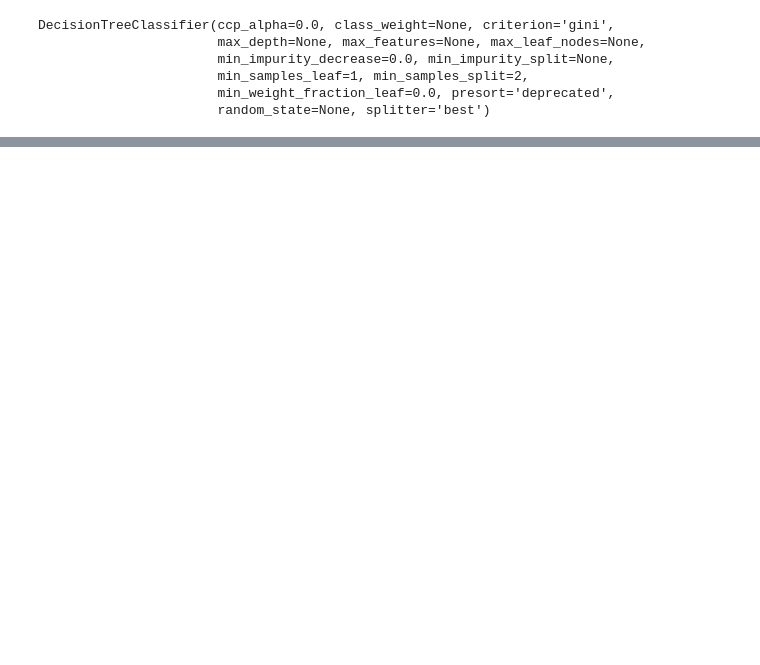
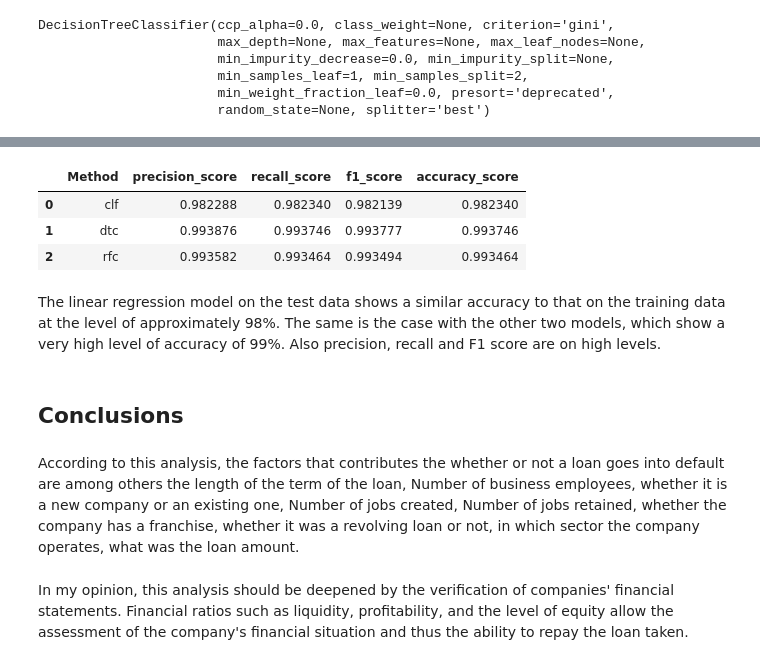
Before and after one commit to annagradziel12/projekt, a Jupyter notebook: projekt2.ipynb, the cells around one changed output, grey strips where cells are left out. Saved outputs shown, nothing was run; the diff lists cells and outputs as text; code cells hidden in the pictures; blank space fills up the shorter version.

```diff
--- a/projekt2.ipynb
+++ b/projekt2.ipynb
@@ -591,0 +607,11 @@ Decision Tree model has a  accuracy at 98,8% and  F1-score of 96,7% for defaulte
+# %%
+from sklearn.tree import DecisionTreeClassifier
+pipe = Pipeline([('scaler', StandardScaler()), ('dtc', DecisionTreeClassifier())])
+
+param_grid={'dtc__max_depth':[2,3],'dtc__criterion':['gini','entropy']}
+
+grid1 = GridSearchCV(pipe, param_grid, cv=5)
+grid1.fit(X_train, y_train)
+
+print("Best parameters: {}".format(grid1.best_params_))
+print("Best cross-validation score: {:.2f}".format(grid1.best_score_))
@@ -636,0 +680,24 @@ It is clear, however, that in our analysis lacked the financial statements of co
+# %%
+from sklearn import  metrics
+
+
+models = []
+models.append(('clf', grid.best_estimator_))
+models.append(('dtc', grid1.best_estimator_))
+models.append(('rfc', grid2.best_estimator_))
+
+
+precision_score = []
+recall_score = []
+f1_score = []
+accuracy_score = []
+for name, model in models:
+    print(name)
+    print("precision_score: {}".format(metrics.precision_score(y_test, model.predict(X_test), average='weighted') ))
+    print("recall_score: {}".format( metrics.recall_score(y_test, model.predict(X_test), average='weighted') ))
+    print("f1_score: {}".format( metrics.f1_score(y_test, model.predict(X_test), average='weighted') ))
+    print("accuracy_score: {}".format( metrics.accuracy_score(y_test, model.predict(X_test)) ))
+    precision_score.append(metrics.precision_score(y_test, model.predict(X_test), average='weighted'))
+    recall_score.append(metrics.recall_score(y_test, model.predict(X_test), average='weighted'))
+    f1_score.append( metrics.f1_score(y_test, model.predict(X_test), average='weighted'))
+    accuracy_score.append(metrics.accuracy_score(y_test, model.predict(X_test)))
@@ -636,0 +720,22 @@ It is clear, however, that in our analysis lacked the financial statements of co
+# %%
+d = {'precision_score': precision_score,
+     'recall_score': recall_score,
+     'f1_score': f1_score,
+     'accuracy_score' : accuracy_score
+    }
+df = pd.DataFrame(data=d)
+df.insert(loc=0, column='Method', value=['clf','dtc', 'rfc'])
+df
+# %% [output]
+|  | Method | precision_score | recall_score | f1_score | accuracy_score |
+| 0 | clf | 0.982288 | 0.982340 | 0.982139 | 0.982340 |
+| 1 | dtc | 0.993876 | 0.993746 | 0.993777 | 0.993746 |
+| 2 | rfc | 0.993582 | 0.993464 | 0.993494 | 0.993464 |
+# %% [markdown]
+The linear regression model on the test data shows a similar accuracy to that on the training data at the level of approximately 98%. The same is the case with the other two models, which show a very high level of accuracy of 99%. Also precision, recall and F1 score are on high levels.
+# %% [markdown]
+## Conclusions
+# %% [markdown]
+According to this analysis, the factors that contributes the whether or not a loan goes into default are among others the length of the term of the loan, Number of business employees, whether it is a new company or an existing one, Number of jobs created, Number of jobs retained, whether the company has a franchise, whether it was a revolving loan or not, in which sector the company operates, what was the loan amount.
+# %% [markdown]
+In my opinion, this analysis should be deepened by the verification of companies' financial statements. Financial ratios such as liquidity, profitability, and the level of equity allow the assessment of the company's financial situation and thus the ability to repay the loan taken.
```
Also changed, not shown: parts of 38 cells of this notebook.
